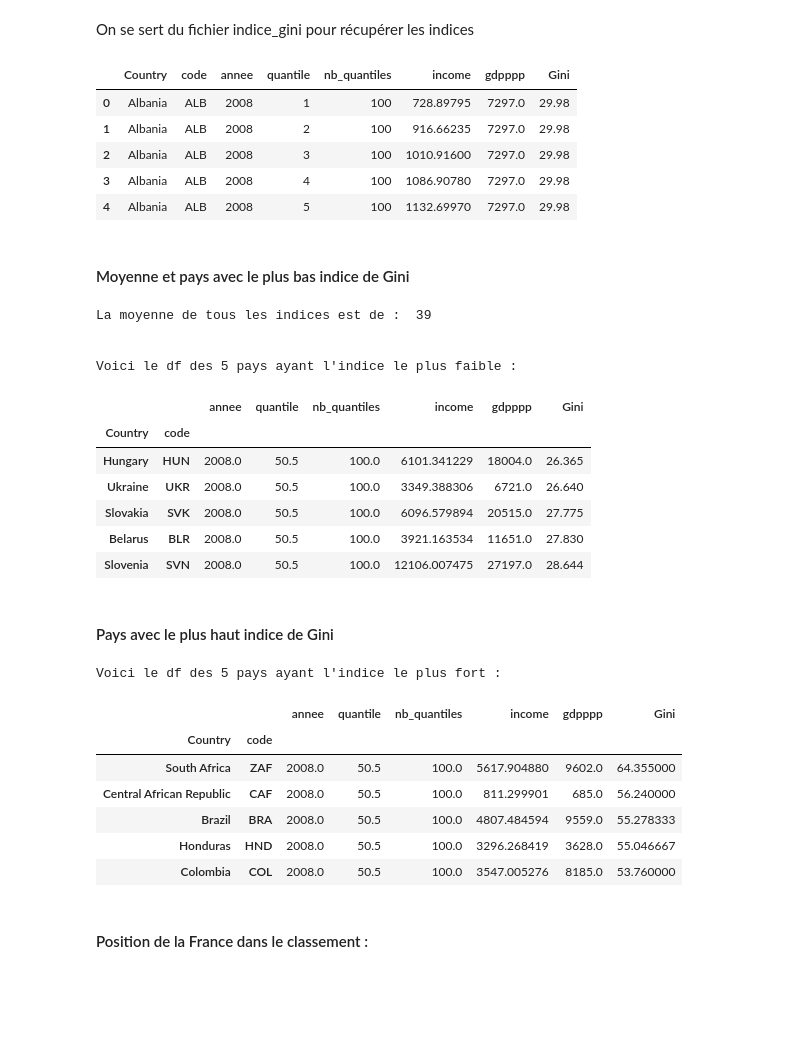
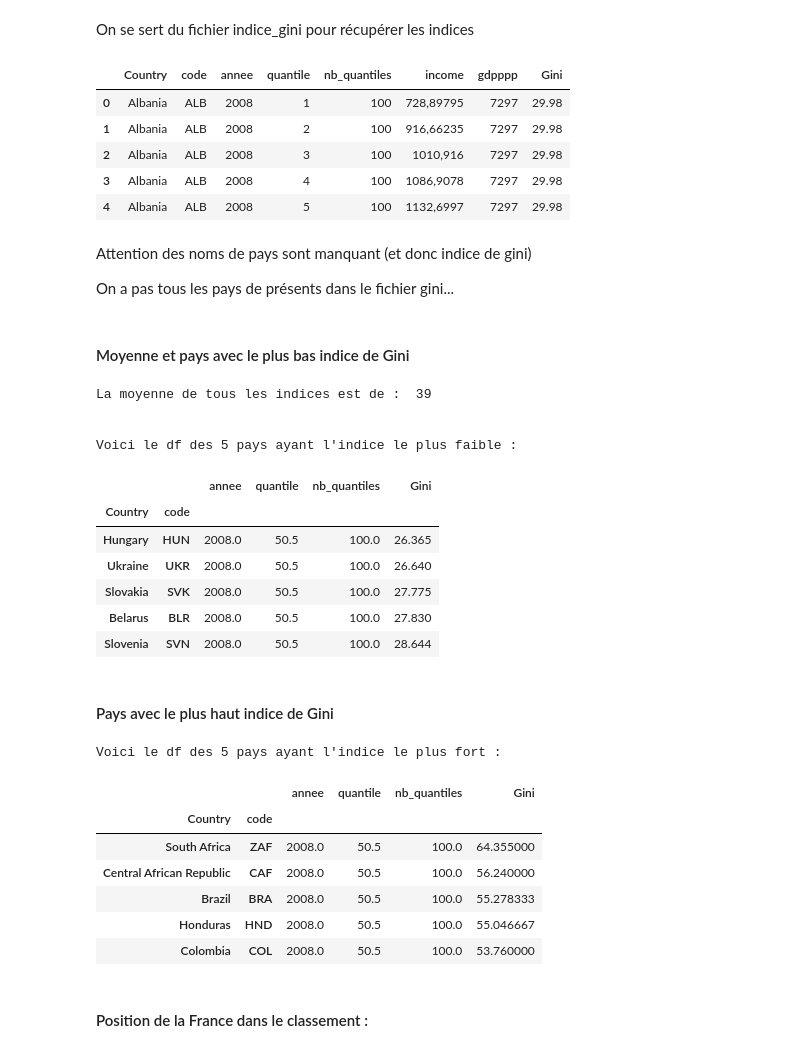
Before and after one commit to Julien-paulet/Projet_7, a Jupyter notebook: Effectuez_une_prediction_de_revenus_main_file.ipynb, the cells around one changed output. Drawn from its saved outputs; the diff is of its cells as text; code cells hidden in the pictures; blank space fills up the shorter version.

```diff
--- a/Effectuez_une_prediction_de_revenus_main_file.ipynb
+++ b/Effectuez_une_prediction_de_revenus_main_file.ipynb
@@ -328,18 +340,21 @@ On se sert du fichier indice_gini pour récupérer les indices
 # %%
 data_gini = pd.merge(data, indice_gini, left_on=['country', 'year_survey'],
                      right_on=['Countrycode3', 'Year'], how='left')
-data_gini = data_gini[['Country', 'Countrycode3', 'year_survey',
+data_gini = data_gini[['Country', 'country', 'year_survey',
                        'quantile', 'nb_quantiles', 'income',
                        'gdpppp', 'Gini']]
-data_gini = data_gini.rename(columns={'Countrycode3':'code', 'year_survey':'annee'})
+data_gini = data_gini.rename(columns={'country':'code', 'year_survey':'annee'})
 data_gini.head()
 # %% [output]
 |  | Country | code | annee | quantile | nb_quantiles | income | gdpppp | Gini |
-| 0 | Albania | ALB | 2008 | 1 | 100 | 728.89795 | 7297.0 | 29.98 |
-| 1 | Albania | ALB | 2008 | 2 | 100 | 916.66235 | 7297.0 | 29.98 |
-| 2 | Albania | ALB | 2008 | 3 | 100 | 1010.91600 | 7297.0 | 29.98 |
-| 3 | Albania | ALB | 2008 | 4 | 100 | 1086.90780 | 7297.0 | 29.98 |
-| 4 | Albania | ALB | 2008 | 5 | 100 | 1132.69970 | 7297.0 | 29.98 |
+| 0 | Albania | ALB | 2008 | 1 | 100 | 728,89795 | 7297 | 29.98 |
+| 1 | Albania | ALB | 2008 | 2 | 100 | 916,66235 | 7297 | 29.98 |
+| 2 | Albania | ALB | 2008 | 3 | 100 | 1010,916 | 7297 | 29.98 |
+| 3 | Albania | ALB | 2008 | 4 | 100 | 1086,9078 | 7297 | 29.98 |
+| 4 | Albania | ALB | 2008 | 5 | 100 | 1132,6997 | 7297 | 29.98 |
+# %% [markdown]
+<p> Attention des noms de pays sont manquant (et donc indice de gini) </p>
+<p> On a pas tous les pays de présents dans le fichier gini...</p>
 # %% [markdown]
 #### Moyenne et pays avec le plus bas indice de Gini
 # %%
@@ -354,13 +369,13 @@ La moyenne de tous les indices est de :  39
 
 
 Voici le df des 5 pays ayant l'indice le plus faible :
-|  |  | annee | quantile | nb_quantiles | income | gdpppp | Gini |
-| Country | code |  |  |  |  |  |  |
-| Hungary | HUN | 2008.0 | 50.5 | 100.0 | 6101.341229 | 18004.0 | 26.365 |
-| Ukraine | UKR | 2008.0 | 50.5 | 100.0 | 3349.388306 | 6721.0 | 26.640 |
-| Slovakia | SVK | 2008.0 | 50.5 | 100.0 | 6096.579894 | 20515.0 | 27.775 |
-| Belarus | BLR | 2008.0 | 50.5 | 100.0 | 3921.163534 | 11651.0 | 27.830 |
-| Slovenia | SVN | 2008.0 | 50.5 | 100.0 | 12106.007475 | 27197.0 | 28.644 |
+|  |  | annee | quantile | nb_quantiles | Gini |
+| Country | code |  |  |  |  |
+| Hungary | HUN | 2008.0 | 50.5 | 100.0 | 26.365 |
+| Ukraine | UKR | 2008.0 | 50.5 | 100.0 | 26.640 |
+| Slovakia | SVK | 2008.0 | 50.5 | 100.0 | 27.775 |
+| Belarus | BLR | 2008.0 | 50.5 | 100.0 | 27.830 |
+| Slovenia | SVN | 2008.0 | 50.5 | 100.0 | 28.644 |
 # %% [markdown]
 #### Pays avec le plus haut indice de Gini
 # %%
@@ -370,13 +385,13 @@ print("Voici le df des 5 pays ayant l'indice le plus fort :")
 data_gini_sorted_high[0:5]
 # %% [output]
 Voici le df des 5 pays ayant l'indice le plus fort :
-|  |  | annee | quantile | nb_quantiles | income | gdpppp | Gini |
-| Country | code |  |  |  |  |  |  |
-| South Africa | ZAF | 2008.0 | 50.5 | 100.0 | 5617.904880 | 9602.0 | 64.355000 |
-| Central African Republic | CAF | 2008.0 | 50.5 | 100.0 | 811.299901 | 685.0 | 56.240000 |
-| Brazil | BRA | 2008.0 | 50.5 | 100.0 | 4807.484594 | 9559.0 | 55.278333 |
-| Honduras | HND | 2008.0 | 50.5 | 100.0 | 3296.268419 | 3628.0 | 55.046667 |
-| Colombia | COL | 2008.0 | 50.5 | 100.0 | 3547.005276 | 8185.0 | 53.760000 |
+|  |  | annee | quantile | nb_quantiles | Gini |
+| Country | code |  |  |  |  |
+| South Africa | ZAF | 2008.0 | 50.5 | 100.0 | 64.355000 |
+| Central African Republic | CAF | 2008.0 | 50.5 | 100.0 | 56.240000 |
+| Brazil | BRA | 2008.0 | 50.5 | 100.0 | 55.278333 |
+| Honduras | HND | 2008.0 | 50.5 | 100.0 | 55.046667 |
+| Colombia | COL | 2008.0 | 50.5 | 100.0 | 53.760000 |
 # %% [markdown]
 #### Position de la France dans le classement :
 # %%
```
Also changed, not shown: parts of 6 cells of this notebook.
